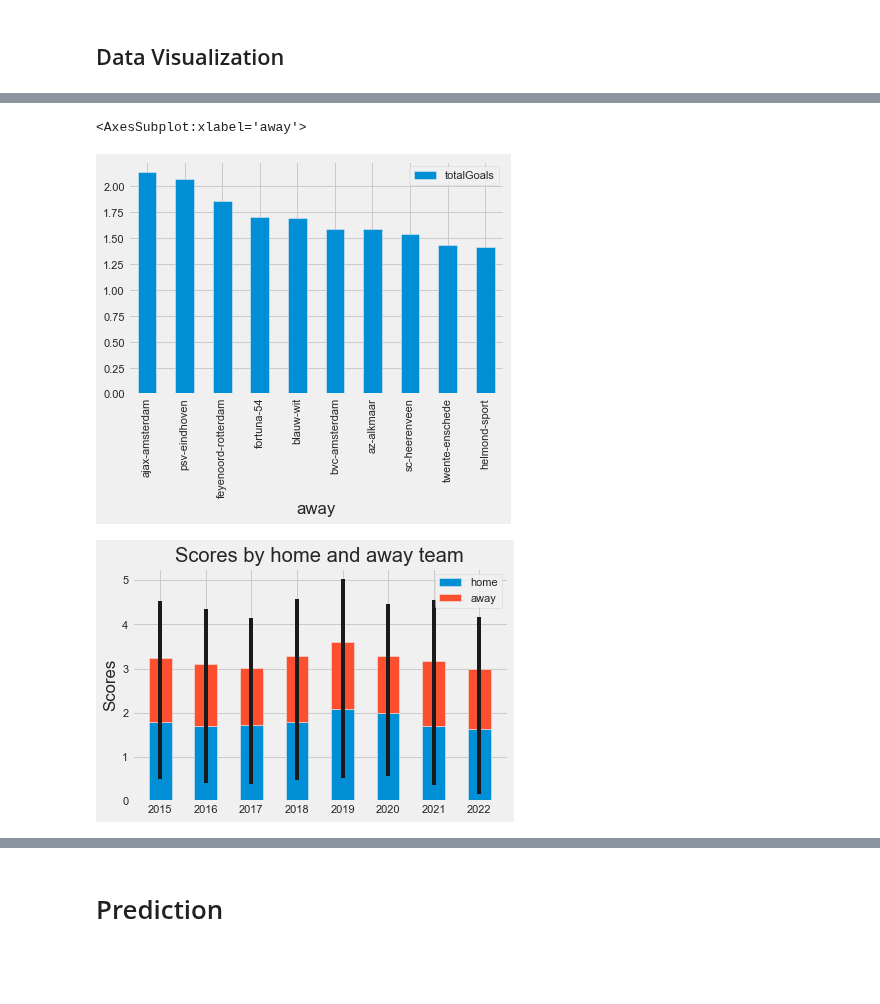
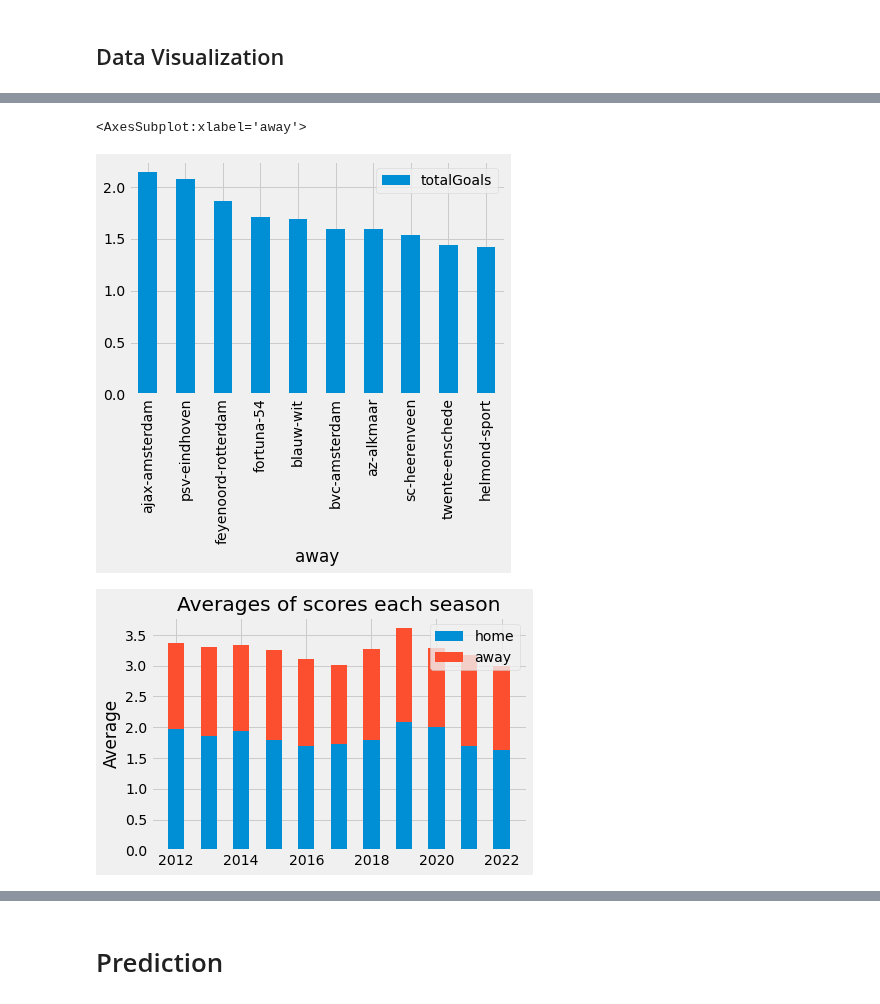
Before and after one commit to mohammedaljader/Football_Predictions_ML, a Jupyter notebook: Predict_first_goal.ipynb, the cells around one changed output, grey strips where cells are left out. Cells and saved outputs as stored; diff of their text form; code cells hidden in the pictures; blank space fills up the shorter version.

Commit message:
some graphs added

```diff
--- a/Predict_first_goal.ipynb
+++ b/Predict_first_goal.ipynb
@@ -2,6 +2,8 @@
 import numpy as np
 import pandas as pd
 from datetime import datetime as dt
+import matplotlib.pyplot as plt
+plt.style.use("fivethirtyeight")
 import itertools
 from IPython.display import display
 # %%
@@ -57,9 +59,10 @@ raw_goals_file["type"].replace({"Schot met rechts": "Right shot"}, inplace=True)
 raw_goals_file["type"].replace({"Kopbal": "Header"}, inplace=True)
 raw_goals_file["type"].replace({"Schot met links": "Left shot"}, inplace=True)
 raw_goals_file["type"].replace({"Eigen goal": "Own goal"}, inplace=True)
-raw_goals_file["type"].replace({"dir. vrije trap": "dir. free kick"}, inplace=True)
-raw_goals_file["type"].replace({"ind. vrije trap": "ind. free kick"}, inplace=True)
-raw_goals_file["type"].replace({"Omhaal": "Bicycle kick"}, inplace=True)
+raw_goals_file["type"].replace({"dir. vrije trap": "rest"}, inplace=True) # ind. vrije trap -> rest
+raw_goals_file["type"].replace({"ind. vrije trap": "rest"}, inplace=True) # ind. vrije trap -> rest
+raw_goals_file["type"].replace({"Omhaal": "rest"}, inplace=True)  # Omhaal -> rest
+raw_goals_file["type"].replace({"Hakbal": "rest"}, inplace=True)  # Hakbal -> rest
 raw_goals_file.dropna()
 # %% [output]
 |  | Unnamed: 0 | saison | round | home | away | team | player | assist | type | new_score | ... |
@@ -251,30 +251,35 @@ df_plot = pd.DataFrame(group_away['totalGoals'].nlargest(n=10))
 df_plot.plot(kind="bar")
 # %% [output]
 <AxesSubplot:xlabel='away'>
-[figure, old version]
+[figure, new version]
 # %%
-df_last10_season = df_merge[df_merge["season"] >= 2015]
+df_last10_season = df_merge[df_merge["season"] >= 2012]
+# groupBy_season = df_last10_season.groupby('season', as_index=False).agg(home_score_mean = ('home_score', 'mean'),
+#                                                                 home_score_std = ('home_score', 'std'),
+#                                                                 away_score_mean = ('away_score', 'mean'),
+#                                                                 away_score_std = ('away_score', 'std'),)
+
 groupBy_season = df_last10_season.groupby('season', as_index=False).agg(home_score_mean = ('home_score', 'mean'),
-                                                                home_score_std = ('home_score', 'std'),
-                                                                away_score_mean = ('away_score', 'mean'),
-                                                                away_score_std = ('away_score', 'std'),)
+                                                                        away_score_mean = ('away_score', 'mean'))
 labels = groupBy_season['season']
 home_means = groupBy_season['home_score_mean']
 away_means = groupBy_season['away_score_mean']
-home_std = groupBy_season['home_score_std']
-away_std = groupBy_season['away_score_std']
+# home_std = groupBy_season['home_score_std']
+# away_std = groupBy_season['away_score_std']
 width = 0.50       # the width of the bars: can also be len(x) sequence
 
 fig, ax = plt.subplots()
 
-ax.bar(labels, home_means, width, yerr=home_std, label='home')
-ax.bar(labels, away_means, width, yerr=away_std, bottom=home_means,
+# yerr=home_std,
+# yerr=away_std,
+ax.bar(labels, home_means, width, label='home')
+ax.bar(labels, away_means, width, bottom=home_means,
        label='away')
 
-ax.set_ylabel('Scores')
-ax.set_title('Scores by home and away team')
+ax.set_ylabel('Average')
+ax.set_title('Averages of scores each season')
 ax.legend()
 
 plt.show()
 # %% [output]
-[figure, old version]
+[figure, new version]
```
Also changed, not shown: parts of 11 cells of this notebook.
